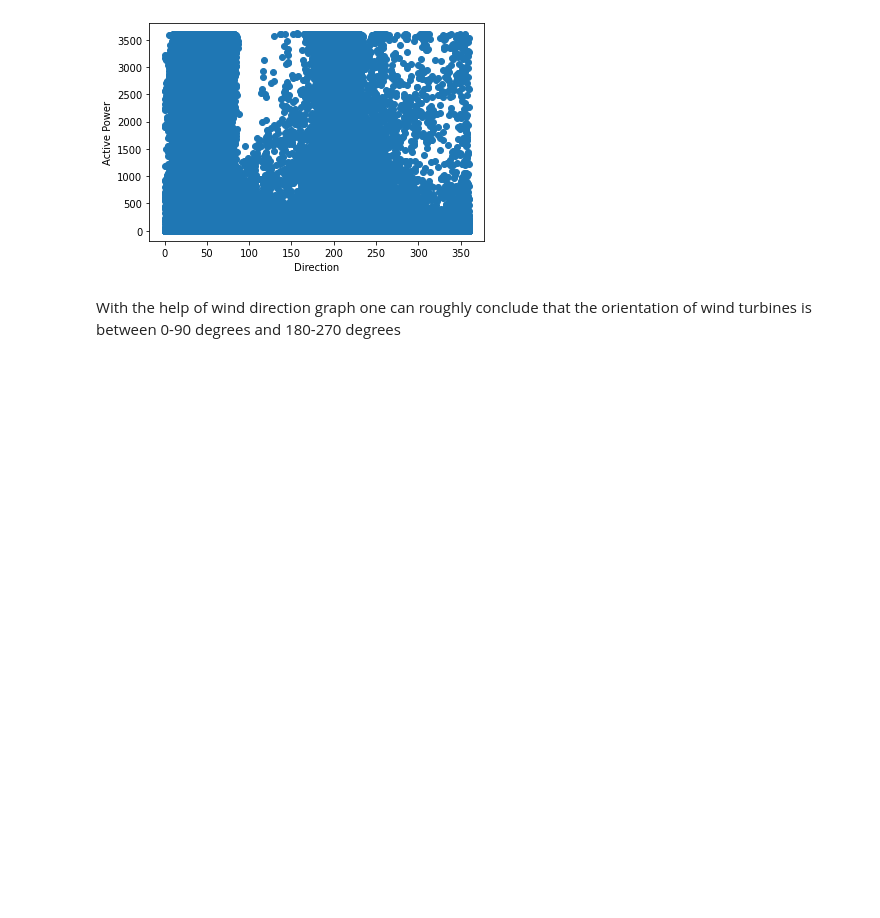
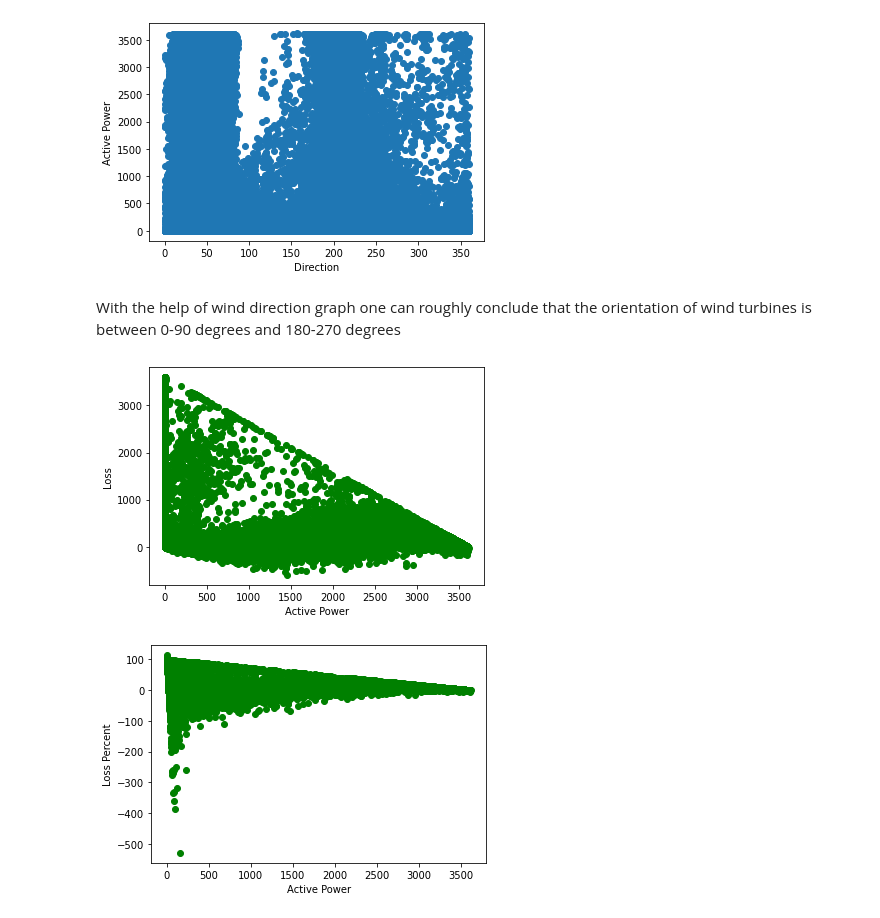
Before and after one commit to m607stars/GoGreen-with-ML, a Jupyter notebook: IBM_Hackathon.ipynb, the cells around one changed output. Saved outputs shown, nothing was run; the diff lists cells and outputs as text; code cells hidden in the pictures; blank space fills up the shorter version.

```diff
--- a/IBM_Hackathon.ipynb
+++ b/IBM_Hackathon.ipynb
@@ -82,3 +83,16 @@ plt.show()
 [figure]
 # %% [markdown]
 With the help of wind direction graph one can roughly conclude that the orientation of wind turbines is between 0-90 degrees and 180-270 degrees
+# %%
+plt.scatter(df['Active Power'],df['Loss'],color='green')
+plt.xlabel('Active Power')
+plt.ylabel('Loss')
+plt.show()
+
+plt.scatter(df['Active Power'],df['Loss Percent'],color='green')
+plt.xlabel('Active Power')
+plt.ylabel('Loss Percent')
+plt.show()
+# %% [output]
+[figure, added]
+[figure, added]
```
Also changed, not shown: parts of 58 cells of this notebook.
